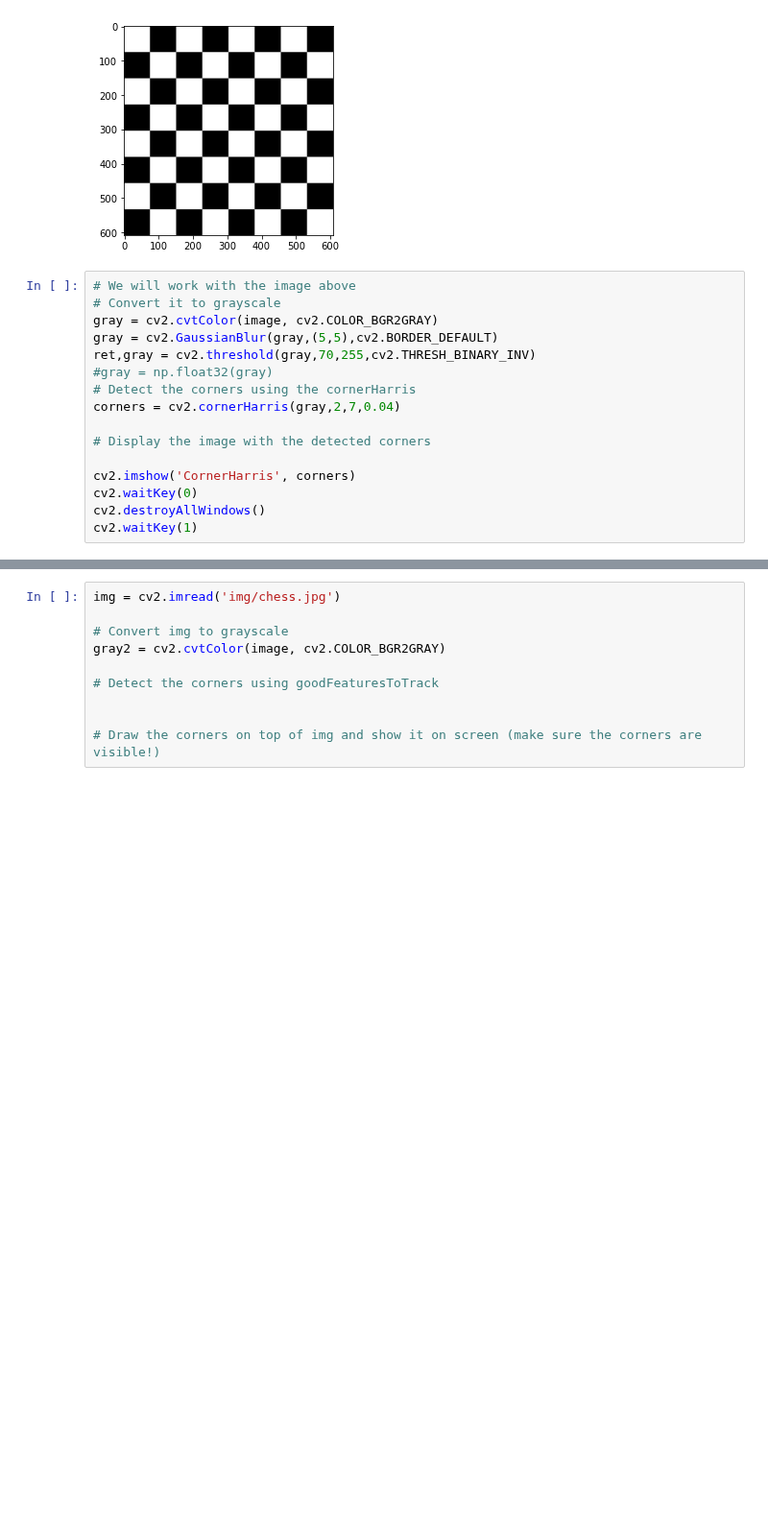
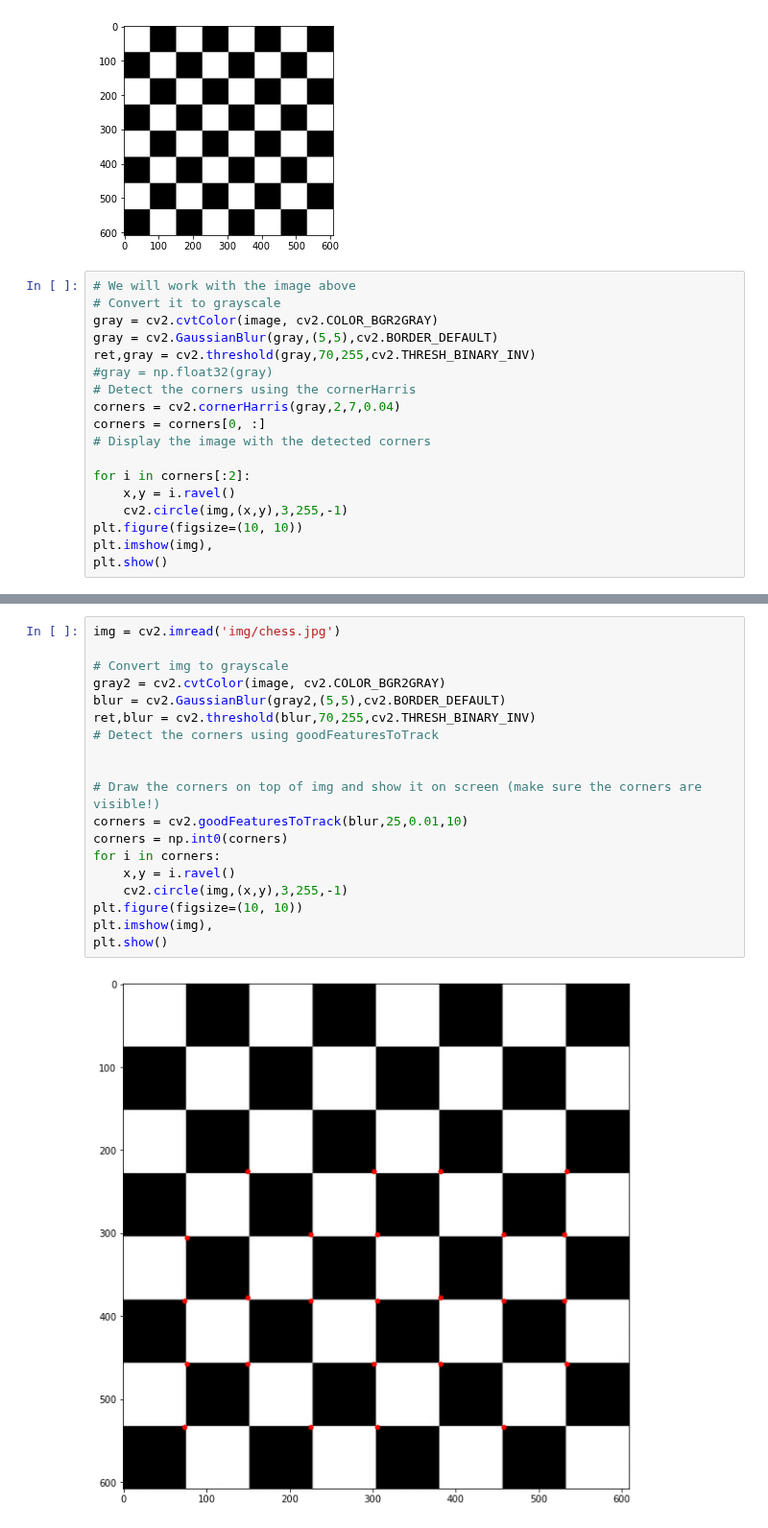
Before and after one commit to shahidqureshi01/AI, a Jupyter notebook: M6_Computer_Vision/07. Template matching, corners and Haar cascades/Corners.ipynb, the cells around one changed output, grey strips where cells are left out. Shown at 96% size. Saved outputs shown, nothing was run; the diff lists cells and outputs as text; blank space fills up the shorter version.

Commit message:
add goodFeatureToTrack

```diff
--- a/M6_Computer_Vision/07. Template matching, corners and Haar cascades/Corners.ipynb
+++ b/M6_Computer_Vision/07. Template matching, corners and Haar cascades/Corners.ipynb
@@ -19,11 +19,13 @@ ret,gray = cv2.threshold(gray,70,255,cv2.THRESH_BINARY_INV)
 #gray = np.float32(gray)
 # Detect the corners using the cornerHarris
 corners = cv2.cornerHarris(gray,2,7,0.04)
-
+corners = corners[0, :]
 # Display the image with the detected corners
 
-cv2.imshow('CornerHarris', corners)
-cv2.waitKey(0)
-cv2.destroyAllWindows()
-cv2.waitKey(1)
+for i in corners[:2]:
+    x,y = i.ravel()
+    cv2.circle(img,(x,y),3,255,-1)
+plt.figure(figsize=(10, 10))
+plt.imshow(img),
+plt.show()
 # %% [output]
@@ -31,10 +33,21 @@ cv2.waitKey(1)
 # %%
 img = cv2.imread('img/chess.jpg')
 
 # Convert img to grayscale
 gray2 = cv2.cvtColor(image, cv2.COLOR_BGR2GRAY)
-
+blur = cv2.GaussianBlur(gray2,(5,5),cv2.BORDER_DEFAULT)
+ret,blur = cv2.threshold(blur,70,255,cv2.THRESH_BINARY_INV)
 # Detect the corners using goodFeaturesToTrack
 
 
 # Draw the corners on top of img and show it on screen (make sure the corners are visible!)
+corners = cv2.goodFeaturesToTrack(blur,25,0.01,10)
+corners = np.int0(corners)
+for i in corners:
+    x,y = i.ravel()
+    cv2.circle(img,(x,y),3,255,-1)
+plt.figure(figsize=(10, 10))
+plt.imshow(img),
+plt.show()
+# %% [output]
+[figure, added]
```
Also changed, not shown: parts of 1 cell of this notebook.
